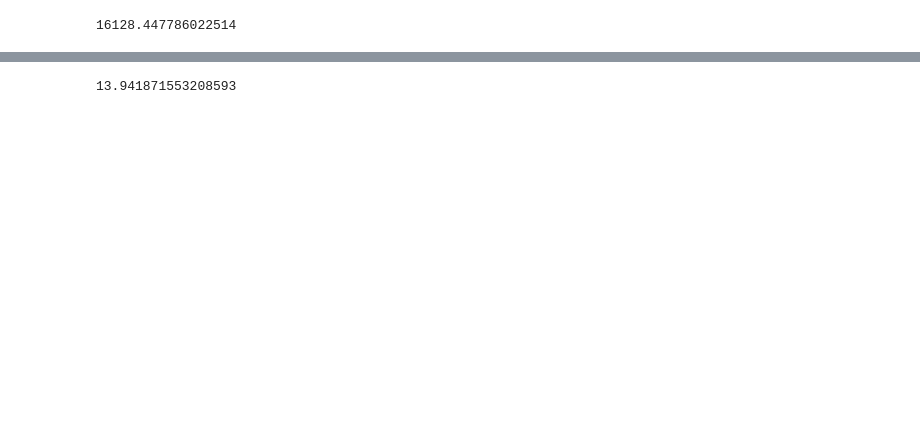
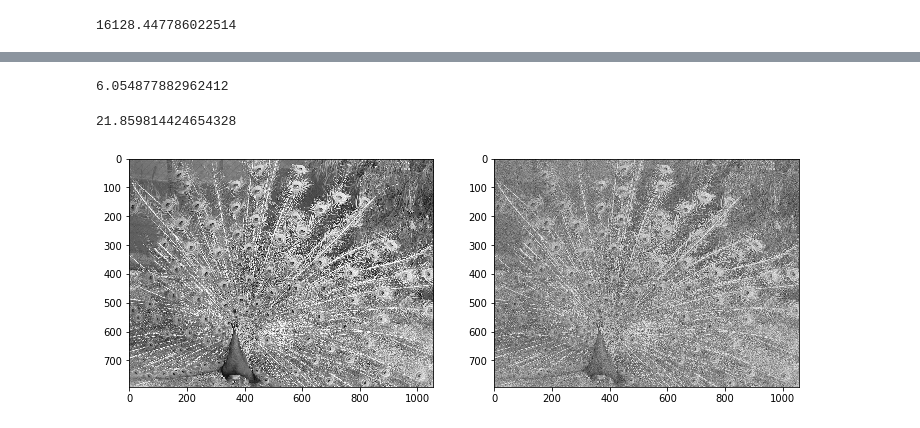
Before and after one commit to kensekense/unige-spring-2020, a Jupyter notebook: privacy/tp1/TP1.ipynb, the cells around one changed output, grey strips where cells are left out. Saved outputs shown, nothing was run; the diff lists cells and outputs as text; code cells hidden in the pictures; blank space fills up the shorter version.

```diff
--- a/privacy/tp1/TP1.ipynb
+++ b/privacy/tp1/TP1.ipynb
@@ -126,8 +139,8 @@ MSE(peacock_NEW, peacock_NEW_db) #"same" image but very high MSE!!
 # %%
 def PSNR (x, y, a):
     z = (a**2)/MSE(x,y)
-    return 10*math.log(z)
+    return 10*math.log10(z)
 # %%
 PSNR(peacock_NEW, peacock_NEW_db, 255)
 # %% [output]
-13.941871553208593
+6.054877882962412
@@ -135,0 +147,19 @@ PSNR(peacock_NEW, peacock_NEW_db, 255)
+# %%
+#refactor the PSNR function so you can set PSNR and scale the AWGN
+def refactor_PSNR(img, psnr, a):
+
+    #determine sigma from psnr
+    sigma = (a**2)/(10**(psnr/10))
+
+    return img + (sigma*np.random.randn(img.shape[0],img.shape[1]))
+# %%
+#test the refactor_PSNR
+test1 = np.copy(peacockGRAY)
+test2 = refactor_PSNR(test1, 35, 255)
+f, ax = plt.subplots(1,2, figsize=(12,24))
+ax[0].imshow(test1, cmap="Greys_r")
+ax[1].imshow(test2, cmap="Greys_r")
+print(PSNR(test1,test2,255))
+# %% [output]
+21.859814424654328
+[figure, added]
```
Also changed, not shown: parts of 35 cells of this notebook, 2 other files.
